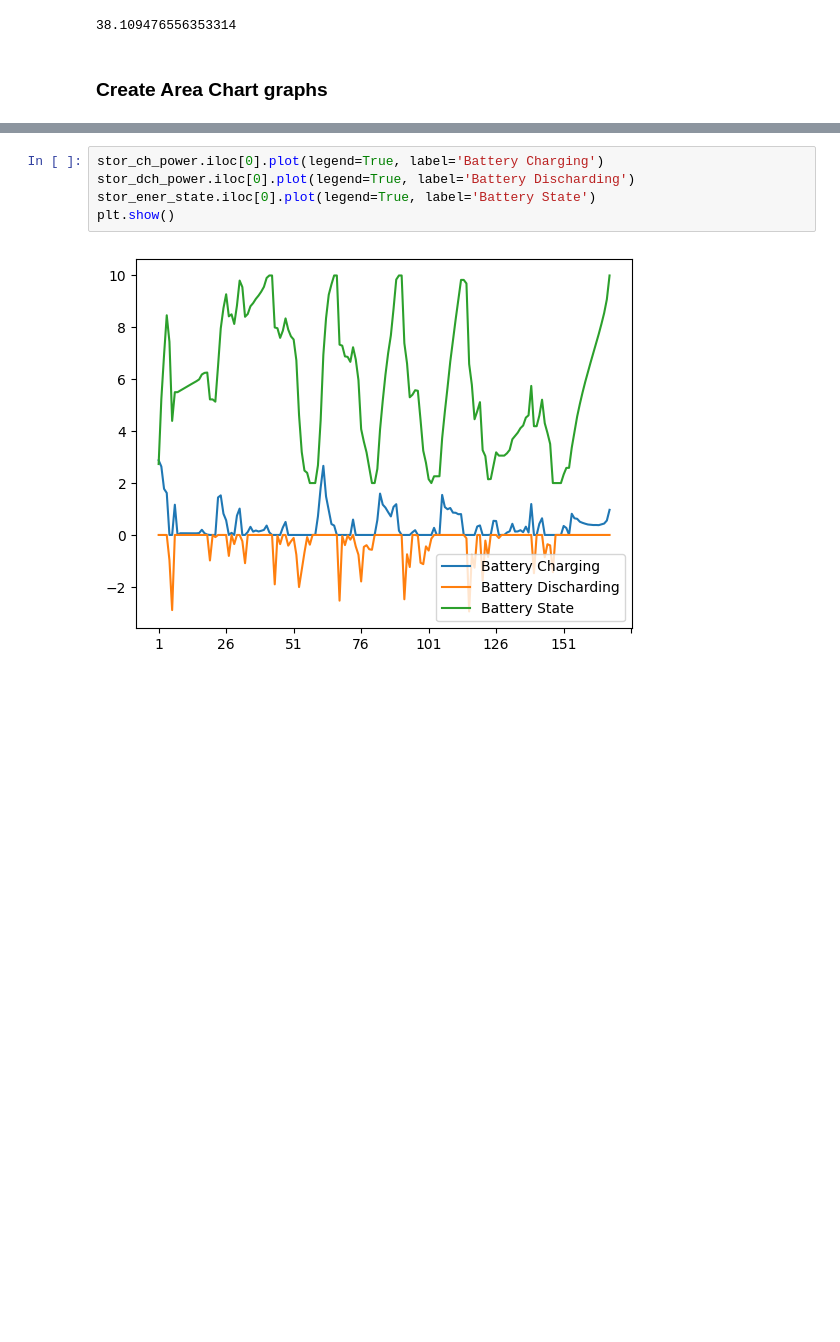
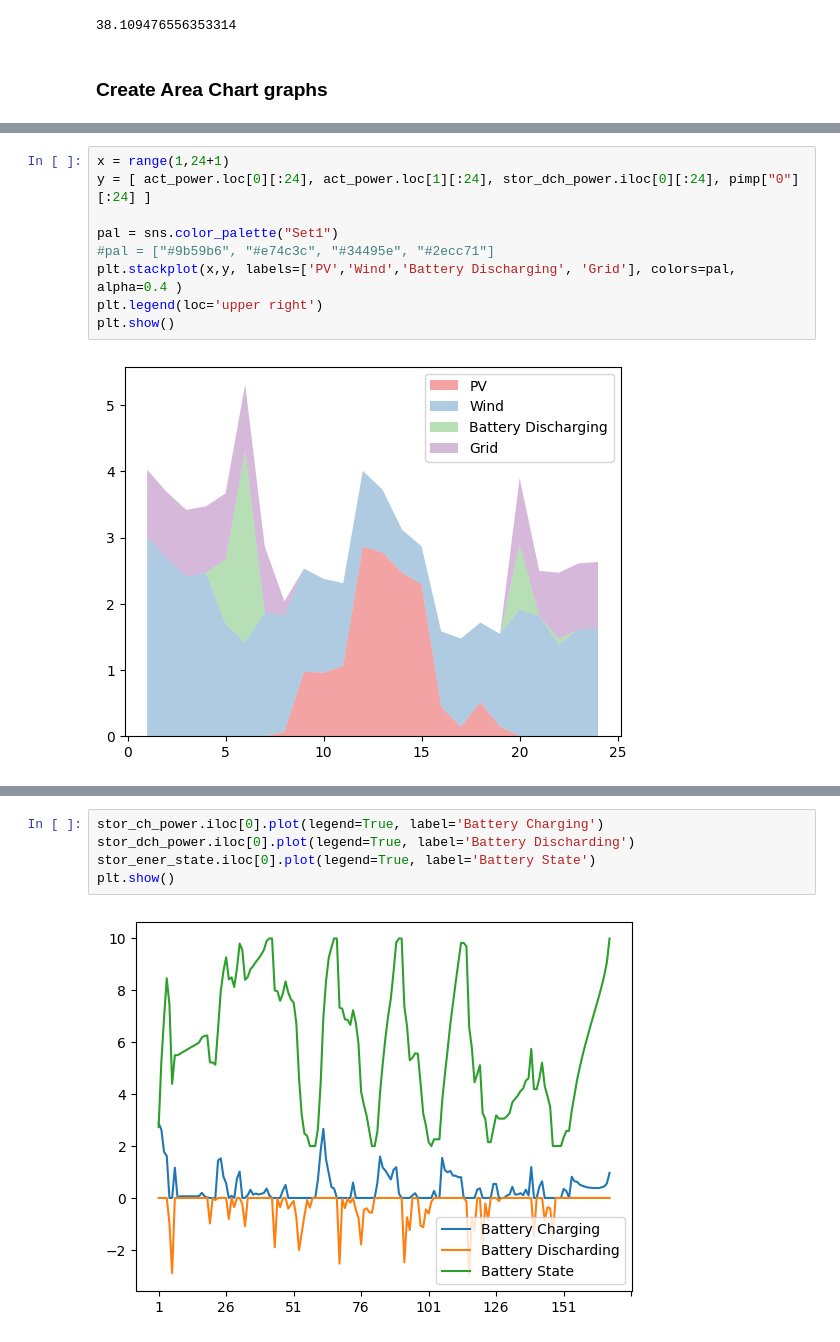
Before and after one commit to feelab-info/PROCSIM_ECs_Simulation_Scenarios, a Jupyter notebook: paper_experiments/Experiment2_EC_Optimization.ipynb, the cells around one changed output, grey strips where cells are left out. Saved outputs shown, nothing was run; the diff lists cells and outputs as text; blank space fills up the shorter version.

```diff
--- a/paper_experiments/Experiment2_EC_Optimization.ipynb
+++ b/paper_experiments/Experiment2_EC_Optimization.ipynb
@@ -999,3 +1020,14 @@ plt.show()
+# %%
+x = range(1,24+1)
+y = [ act_power.loc[0][:24], act_power.loc[1][:24], stor_dch_power.iloc[0][:24], pimp["0"][:24] ]
+
+pal = sns.color_palette("Set1")
+#pal = ["#9b59b6", "#e74c3c", "#34495e", "#2ecc71"]
+plt.stackplot(x,y, labels=['PV','Wind','Battery Discharging', 'Grid'], colors=pal, alpha=0.4 )
+plt.legend(loc='upper right')
+plt.show()
+# %% [output]
+[figure, added]
 # %%
 stor_ener_state = pd.read_csv('../results/cplex_pyomo/storEnerState.csv', sep=',')
 
```
Also changed, not shown: parts of 10 cells of this notebook.
